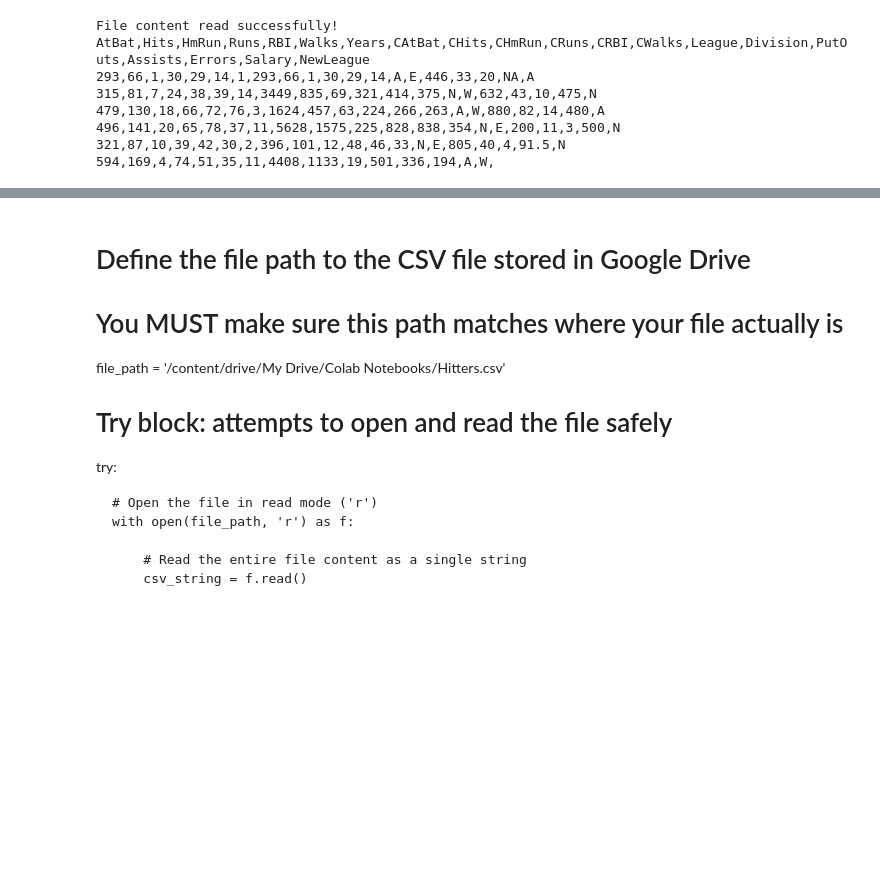
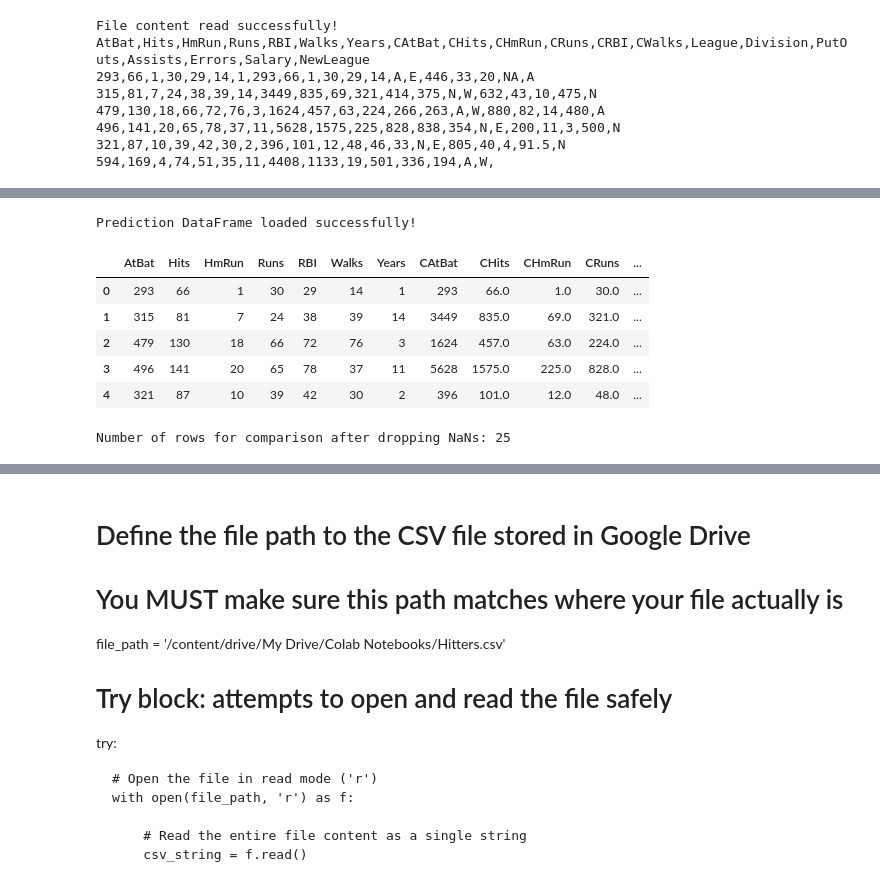
Before and after one commit to PMRv1/UTK-AI-Project-3, a Jupyter notebook: Assignment4a.ipynb, the cells around one changed output, grey strips where cells are left out. Cells and saved outputs as stored; diff of their text form; code cells hidden in the pictures; blank space fills up the shorter version.

````diff
--- a/Assignment4a.ipynb
+++ b/Assignment4a.ipynb
@@ -163,0 +271,42 @@ AtBat,Hits,HmRun,Runs,RBI,Walks,Years,CAtBat,CHits,CHmRun,CRuns,CRBI,CWalks,Leag
+# %%
+# Clean the response: remove any non-CSV text before parsing
+if 'prediction_response' not in locals() or not prediction_response:
+    print("No prediction response to parse.")
+    predicted_df = pd.DataFrame()
+else:
+    csv_start = prediction_response.find('AtBat,Hits,HmRun')
+    if csv_start != -1:
+        cleaned_csv_response = prediction_response[csv_start:]
+        cleaned_csv_response = cleaned_csv_response.split('```')[0].strip()
+    else:
+        cleaned_csv_response = prediction_response
+
+    try:
+        predicted_df = pd.read_csv(io.StringIO(cleaned_csv_response), on_bad_lines='skip')
+        print("Prediction DataFrame loaded successfully!")
+    except Exception as e:
+        print(f"Error reading prediction CSV: {e}")
+        predicted_df = pd.DataFrame()
+
+if not predicted_df.empty:
+    display(predicted_df.head())
+    if 'Salary' in predicted_df.columns and 'Predicted_Salary' in predicted_df.columns:
+        predicted_df['Salary'] = pd.to_numeric(predicted_df['Salary'], errors='coerce')
+        predicted_df['Predicted_Salary'] = pd.to_numeric(predicted_df['Predicted_Salary'], errors='coerce')
+        df_compare = predicted_df.dropna(subset=['Salary', 'Predicted_Salary']).copy()
+        print(f"\nNumber of rows for comparison after dropping NaNs: {len(df_compare)}")
+    else:
+        print("Missing required columns in the parsed data.")
+        df_compare = pd.DataFrame()
+else:
+    print("No data to process for comparison.")
+    df_compare = pd.DataFrame()
+# %% [output]
+Prediction DataFrame loaded successfully!
+|  | AtBat | Hits | HmRun | Runs | RBI | Walks | Years | CAtBat | CHits | CHmRun | CRuns | ... |
+| 0 | 293 | 66 | 1 | 30 | 29 | 14 | 1 | 293 | 66.0 | 1.0 | 30.0 | ... |
+| 1 | 315 | 81 | 7 | 24 | 38 | 39 | 14 | 3449 | 835.0 | 69.0 | 321.0 | ... |
+| 2 | 479 | 130 | 18 | 66 | 72 | 76 | 3 | 1624 | 457.0 | 63.0 | 224.0 | ... |
+| 3 | 496 | 141 | 20 | 65 | 78 | 37 | 11 | 5628 | 1575.0 | 225.0 | 828.0 | ... |
+| 4 | 321 | 87 | 10 | 39 | 42 | 30 | 2 | 396 | 101.0 | 12.0 | 48.0 | ... |
+Number of rows for comparison after dropping NaNs: 25
````
Also changed, not shown: parts of 10 cells of this notebook.
